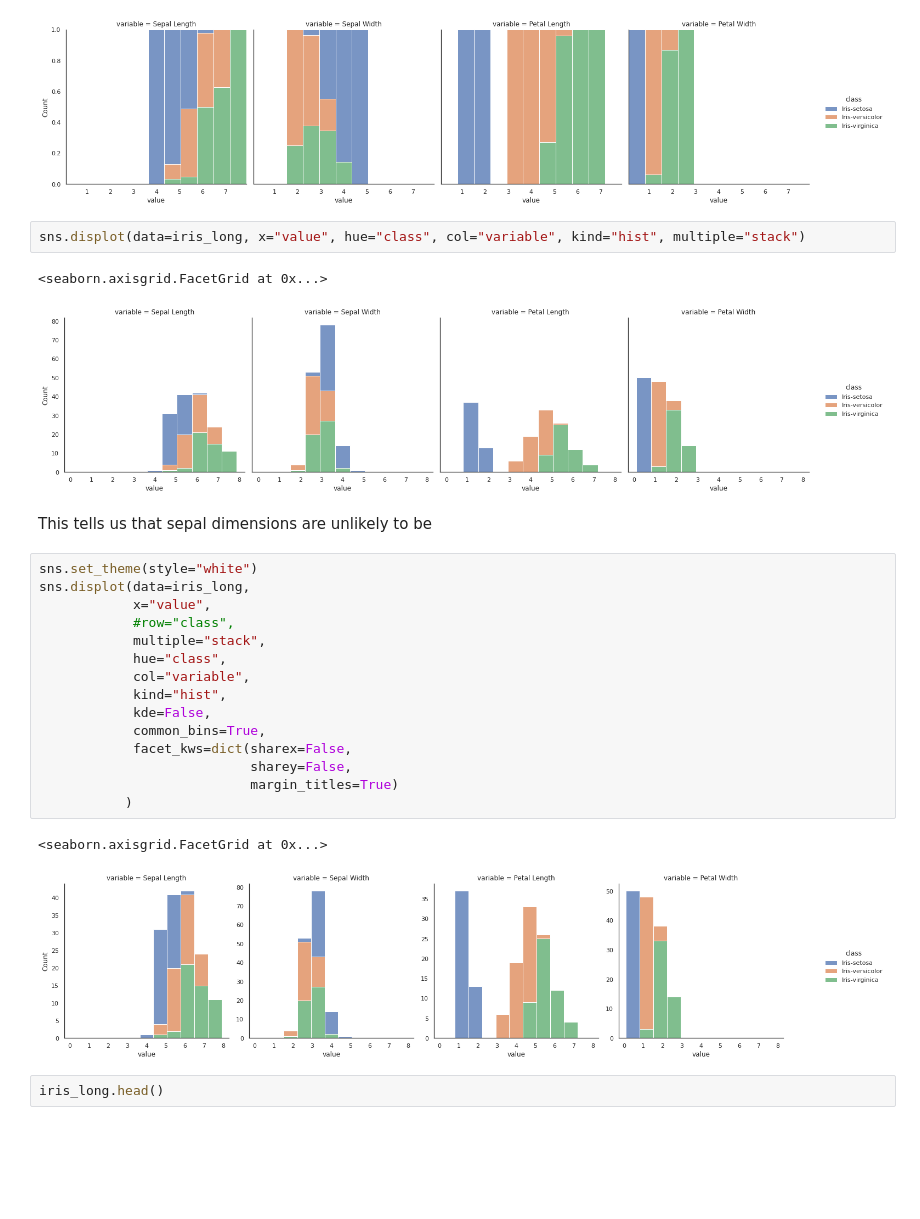
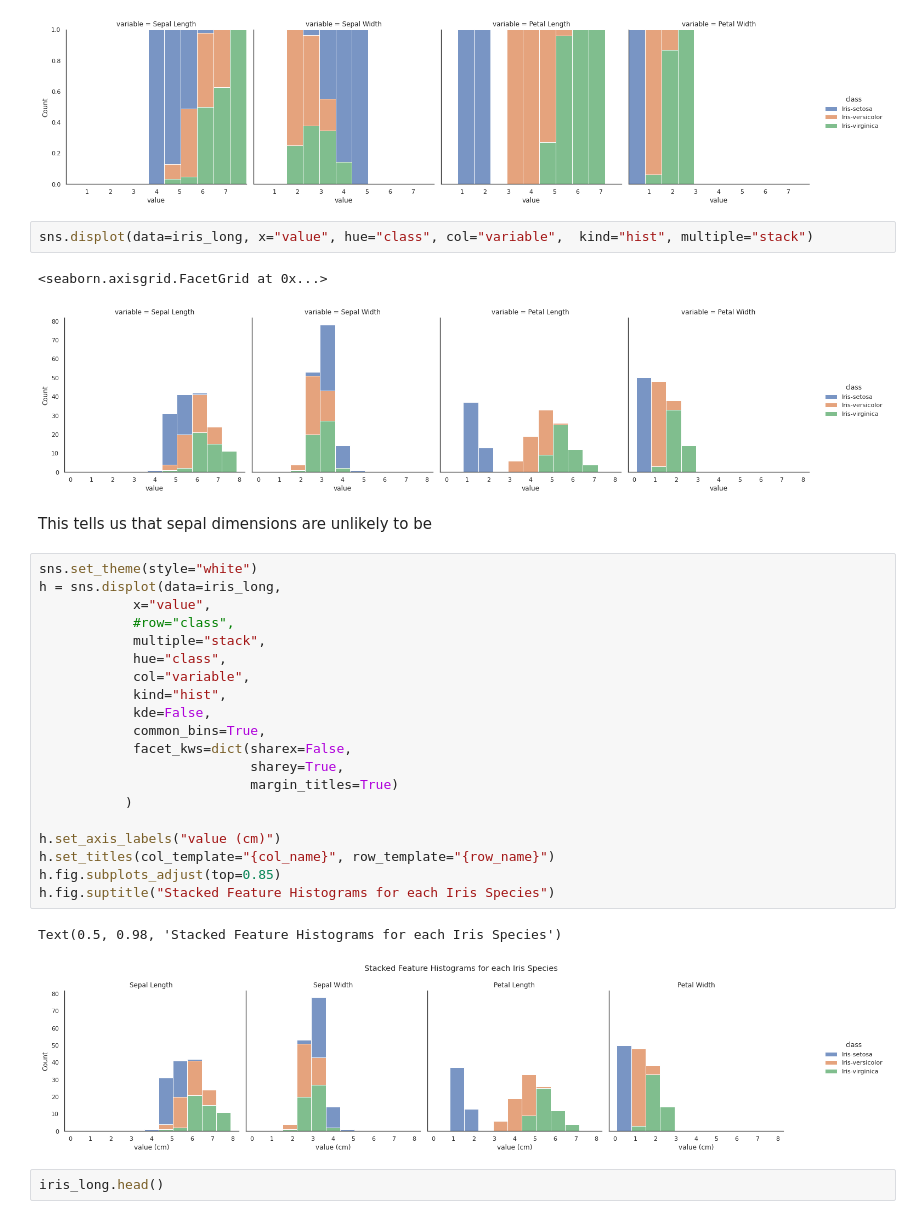
Before and after one commit to fod/pands-project2021, a Jupyter notebook: iris_analysis.ipynb, the cells around one changed output. Drawn from its saved outputs; the diff is of its cells as text; blank space fills up the shorter version.

```diff
--- a/iris_analysis.ipynb
+++ b/iris_analysis.ipynb
@@ -133,7 +138,7 @@ sns.displot(data=iris_long, x="value", hue="class", col="variable", kind="hist",
 <seaborn.axisgrid.FacetGrid at 0x...>
 [figure]
 # %%
-sns.displot(data=iris_long, x="value", hue="class", col="variable", kind="hist", multiple="stack")
+sns.displot(data=iris_long, x="value", hue="class", col="variable",  kind="hist", multiple="stack")
 # %% [output]
 <seaborn.axisgrid.FacetGrid at 0x...>
 [figure]
@@ -141,22 +146,27 @@ sns.displot(data=iris_long, x="value", hue="class", col="variable", kind="hist",
 This tells us that sepal dimensions are unlikely to be
 # %%
 sns.set_theme(style="white")
-sns.displot(data=iris_long,
+h = sns.displot(data=iris_long,
             x="value",
             #row="class",
             multiple="stack",
             hue="class",
             col="variable",
             kind="hist",
             kde=False,
             common_bins=True,
             facet_kws=dict(sharex=False,
-                           sharey=False,
+                           sharey=True,
                            margin_titles=True)
            )
+
+h.set_axis_labels("value (cm)")
+h.set_titles(col_template="{col_name}", row_template="{row_name}")
+h.fig.subplots_adjust(top=0.85)
+h.fig.suptitle("Stacked Feature Histograms for each Iris Species")
 # %% [output]
-<seaborn.axisgrid.FacetGrid at 0x...>
+Text(0.5, 0.98, 'Stacked Feature Histograms for each Iris Species')
-[figure, old version]
+[figure, new version]
 # %%
 iris_long.head()
 # %% [output]
```
Also changed, not shown: parts of 13 cells of this notebook, 3 other files.
